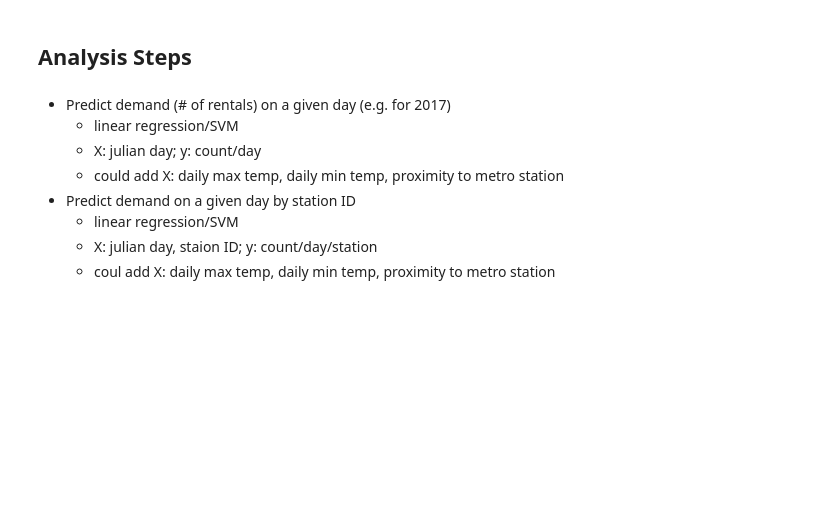
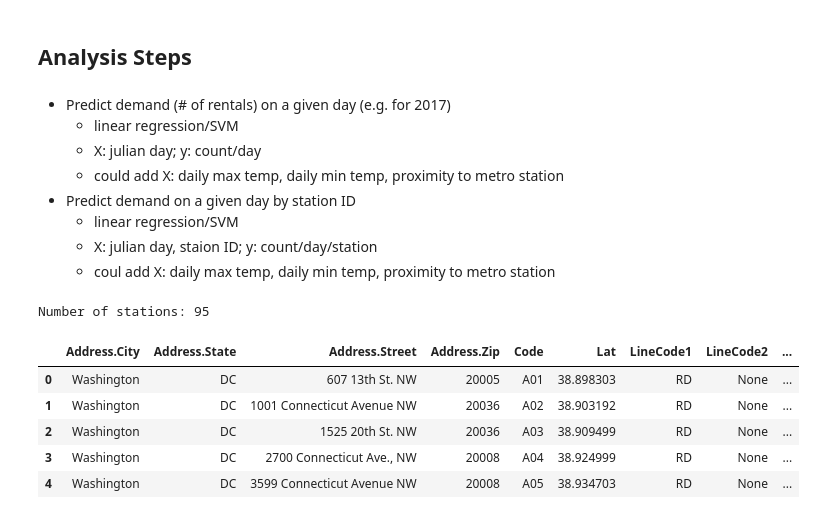
Before and after one commit to mskaerthomason/Springboard-Capstone-1, a Jupyter notebook: CapstoneDrafts/Bikeshare_analysis.ipynb, the cells around one changed output. Drawn from its saved outputs; the diff is of its cells as text; code cells hidden in the pictures; blank space fills up the shorter version.

Commit message:
more data wrangling

```diff
--- a/CapstoneDrafts/Bikeshare_analysis.ipynb
+++ b/CapstoneDrafts/Bikeshare_analysis.ipynb
@@ -102,14 +102,21 @@ axes[1].set_xlabel('Day of the Week',fontsize=20)
     - X: julian day, staion ID; y: count/day/station
     - coul add X: daily max temp, daily min temp, proximity to metro station
 # %%
-#find and add proximity to metro station (euclidian distance... find lat/long of metro stations?)
+#find and add proximity to metro station (euclidian distance... find lat/long of metro stations)
 import json
 from pandas.io.json import json_normalize
 
-#Metrojson = json.load(fp='/CapstoneDrafts/data/stations.json')
-#metroExp = json_normalize(metro, 'mjtheme_namecode',['id'])
+json_data=open('../CapstoneDrafts/data/stations2.json').read()
+metro=pd.read_json(json_data, orient='records')
+MetroDF = json_normalize(data=metro['Stations'])
 
-
-#with open('../CapstoneDrafts/data/stations.json') as json_data:
-  #  d = json.load(json_data)
-   #print(d)
+print('Number of stations:',len(MetroDF))
+MetroDF.head()
+# %% [output]
+Number of stations: 95
+|  | Address.City | Address.State | Address.Street | Address.Zip | Code | Lat | LineCode1 | LineCode2 | ... |
+| 0 | Washington | DC | 607 13th St. NW | 20005 | A01 | 38.898303 | RD | None | ... |
+| 1 | Washington | DC | 1001 Connecticut Avenue NW | 20036 | A02 | 38.903192 | RD | None | ... |
+| 2 | Washington | DC | 1525 20th St. NW | 20036 | A03 | 38.909499 | RD | None | ... |
+| 3 | Washington | DC | 2700 Connecticut Ave., NW | 20008 | A04 | 38.924999 | RD | None | ... |
+| 4 | Washington | DC | 3599 Connecticut Avenue NW | 20008 | A05 | 38.934703 | RD | None | ... |
```
Also changed, not shown: parts of 8 cells of this notebook, 1 other file.
